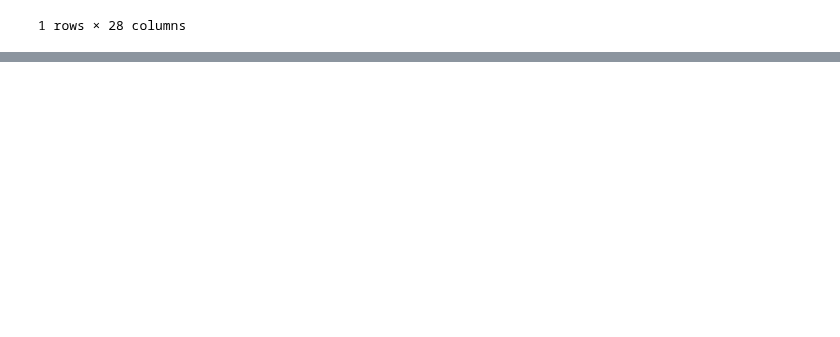
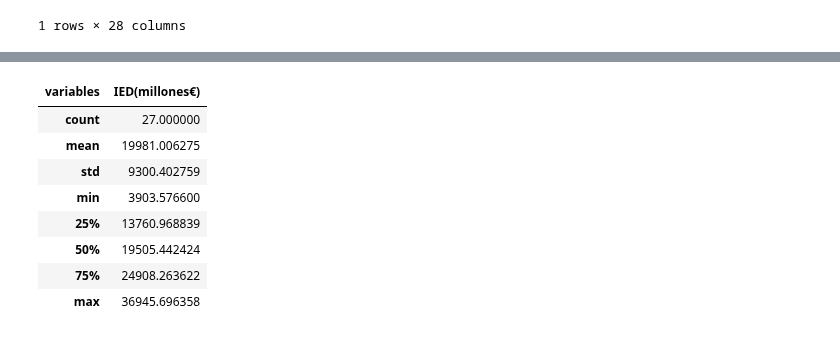
Before and after one commit to Afri-cola/Kschool-TFM, a Jupyter notebook: Edit_IED a Euro.ipynb, the cells around one changed output, grey strips where cells are left out. Saved outputs shown, nothing was run; the diff lists cells and outputs as text; code cells hidden in the pictures; blank space fills up the shorter version.

Commit message:
variable IED

```diff
--- a/Edit_IED a Euro.ipynb
+++ b/Edit_IED a Euro.ipynb
@@ -130,0 +99,12 @@ Stored 'df_IED' (DataFrame)
+# %%
+df_IED.describe()
+# %% [output]
+| variables | IED(millones€) |
+| count | 27.000000 |
+| mean | 19981.006275 |
+| std | 9300.402759 |
+| min | 3903.576600 |
+| 25% | 13760.968839 |
+| 50% | 19505.442424 |
+| 75% | 24908.263622 |
+| max | 36945.696358 |
```
Also changed, not shown: parts of 13 cells of this notebook.
